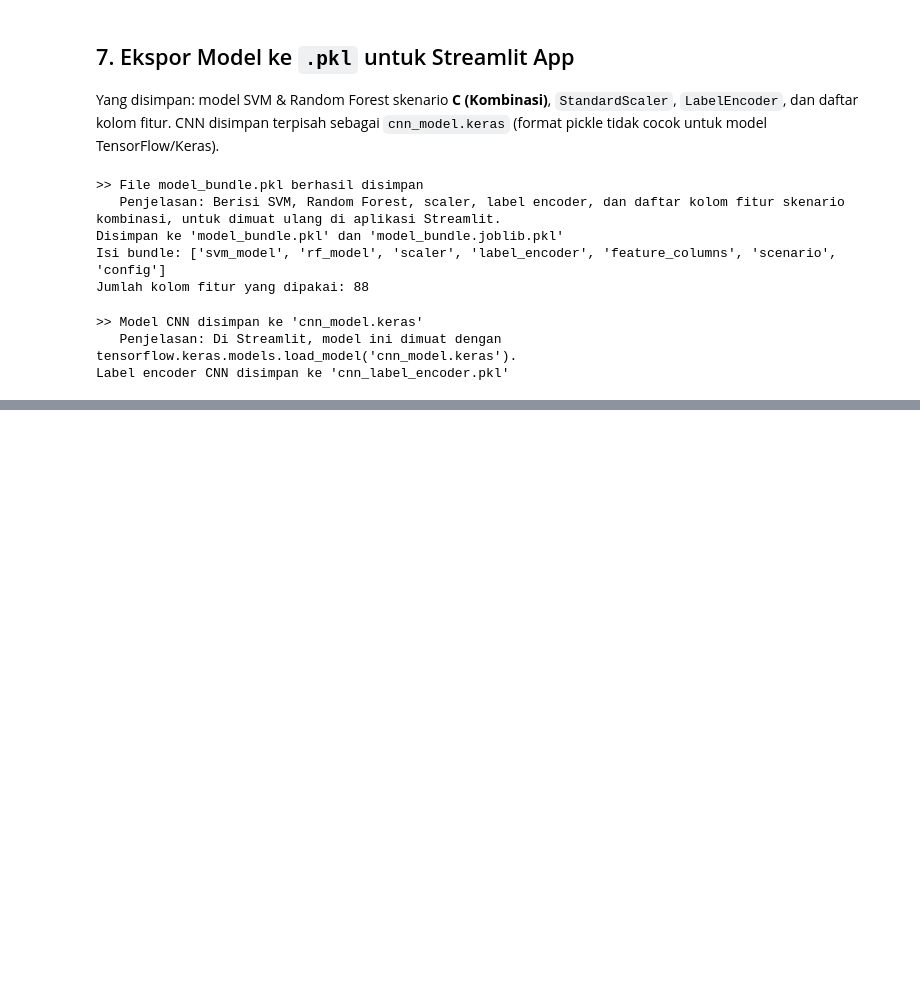
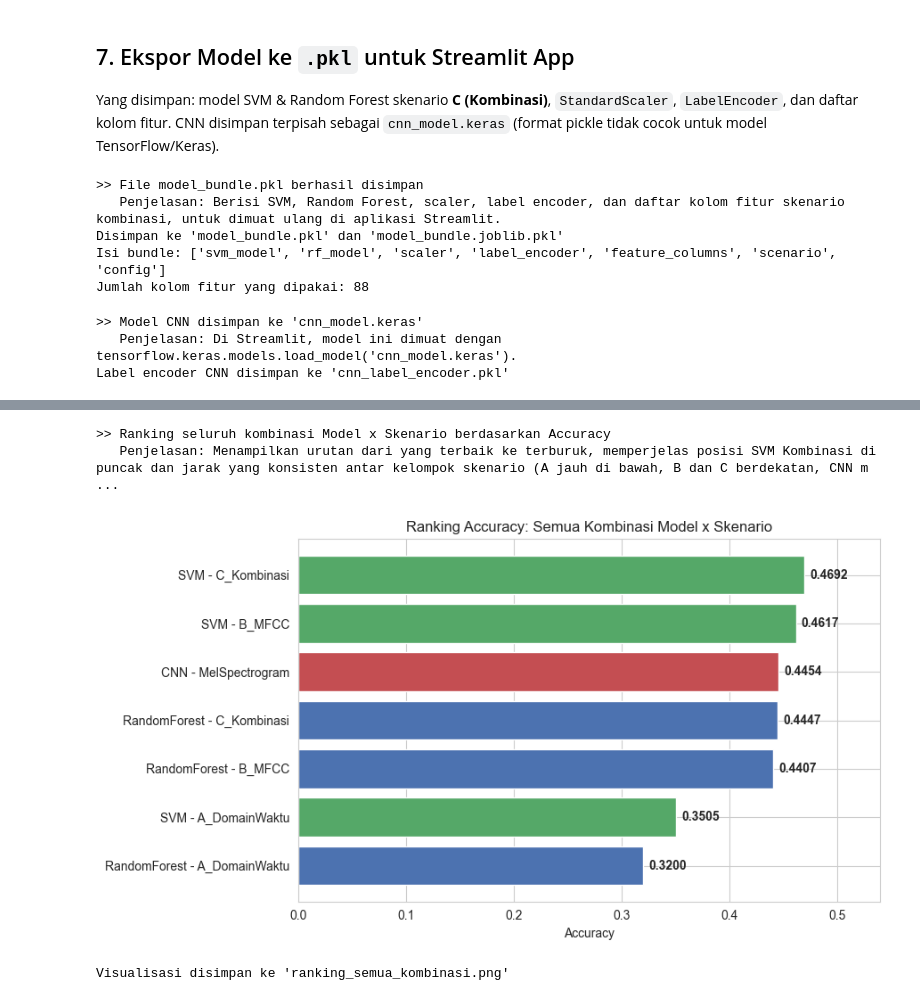
Before and after one commit to juliarta99/speech-emotion-recognition, a Jupyter notebook: app.ipynb, the cells around one changed output, grey strips where cells are left out. Drawn from its saved outputs; the diff is of its cells as text; code cells hidden in the pictures; blank space fills up the shorter version.

```diff
--- a/app.ipynb
+++ b/app.ipynb
@@ -1382,0 +1402,19 @@ Label encoder CNN disimpan ke 'cnn_label_encoder.pkl'
+# %%
+df_eval = pd.read_csv("tabel_perbandingan_final.csv")
+
+best_overall = df_eval.loc[df_eval["Accuracy"].idxmax()]
+cnn_row = df_eval[df_eval["Model"] == "CNN"].iloc[0]
+rf_c_row = df_eval[(df_eval["Model"] == "RandomForest") & (df_eval["Skenario"] == "C_Kombinasi")].iloc[0]
+
+explain(
+    "Tabel hasil akhir terbaru (diurutkan berdasarkan Accuracy)",
+    "SVM skenario Kombinasi tetap di posisi pertama, CNN naik tipis "
+    "melewati Random Forest Kombinasi dibanding run sebelumnya."
+)
+display(df_eval.sort_values("Accuracy", ascending=False).reset_index(drop=True))
+
+print(f"\nModel terbaik: {best_overall['Model']} ({best_overall['Skenario']}) "
+      f"-> Accuracy={best_overall['Accuracy']:.4f}, F1={best_overall['F1-score']:.4f}")
+print(f"\nCNN vs RandomForest (Kombinasi): "
+      f"CNN={cnn_row['Accuracy']:.4f} vs RF={rf_c_row['Accuracy']:.4f} "
+      f"(selisih: {cnn_row['Accuracy'] - rf_c_row['Accuracy']:+.4f})")
@@ -1382,0 +1435,32 @@ Label encoder CNN disimpan ke 'cnn_label_encoder.pkl'
+# %%
+explain(
+    "Ranking seluruh kombinasi Model x Skenario berdasarkan Accuracy",
+    "Menampilkan urutan dari yang terbaik ke terburuk, memperjelas posisi "
+    "SVM Kombinasi di puncak dan jarak yang konsisten antar kelompok "
+    "skenario (A jauh di bawah, B dan C berdekatan, CNN menyelip di antara)."
+)
+
+df_sorted = df_eval.sort_values("Accuracy", ascending=True)
+labels = df_sorted["Model"] + " - " + df_sorted["Skenario"]
+colors = ["#55a868" if m == "SVM" else "#4c72b0" if m == "RandomForest" else "#c44e52"
+          for m in df_sorted["Model"]]
+
+fig, ax = plt.subplots(figsize=(9, 5))
+bars = ax.barh(labels, df_sorted["Accuracy"], color=colors)
+ax.set_xlabel("Accuracy")
+ax.set_title("Ranking Accuracy: Semua Kombinasi Model x Skenario")
+ax.set_xlim(0, max(df_eval["Accuracy"]) * 1.15)
+
+for bar, acc in zip(bars, df_sorted["Accuracy"]):
+    ax.text(bar.get_width() + 0.005, bar.get_y() + bar.get_height()/2,
+            f"{acc:.4f}", va="center", fontweight="bold")
+
+plt.tight_layout()
+plt.savefig("ranking_semua_kombinasi.png", dpi=150)
+plt.show()
+print("\nVisualisasi disimpan ke 'ranking_semua_kombinasi.png'")
+# %% [output]
+>> Ranking seluruh kombinasi Model x Skenario berdasarkan Accuracy
+   Penjelasan: Menampilkan urutan dari yang terbaik ke terburuk, memperjelas posisi SVM Kombinasi di puncak dan jarak yang konsisten antar kelompok skenario (A jauh di bawah, B dan C berdekatan, CNN m ...
+[figure, added]
+Visualisasi disimpan ke 'ranking_semua_kombinasi.png'
```
Also changed, not shown: parts of 14 cells of this notebook, 6 other files.
